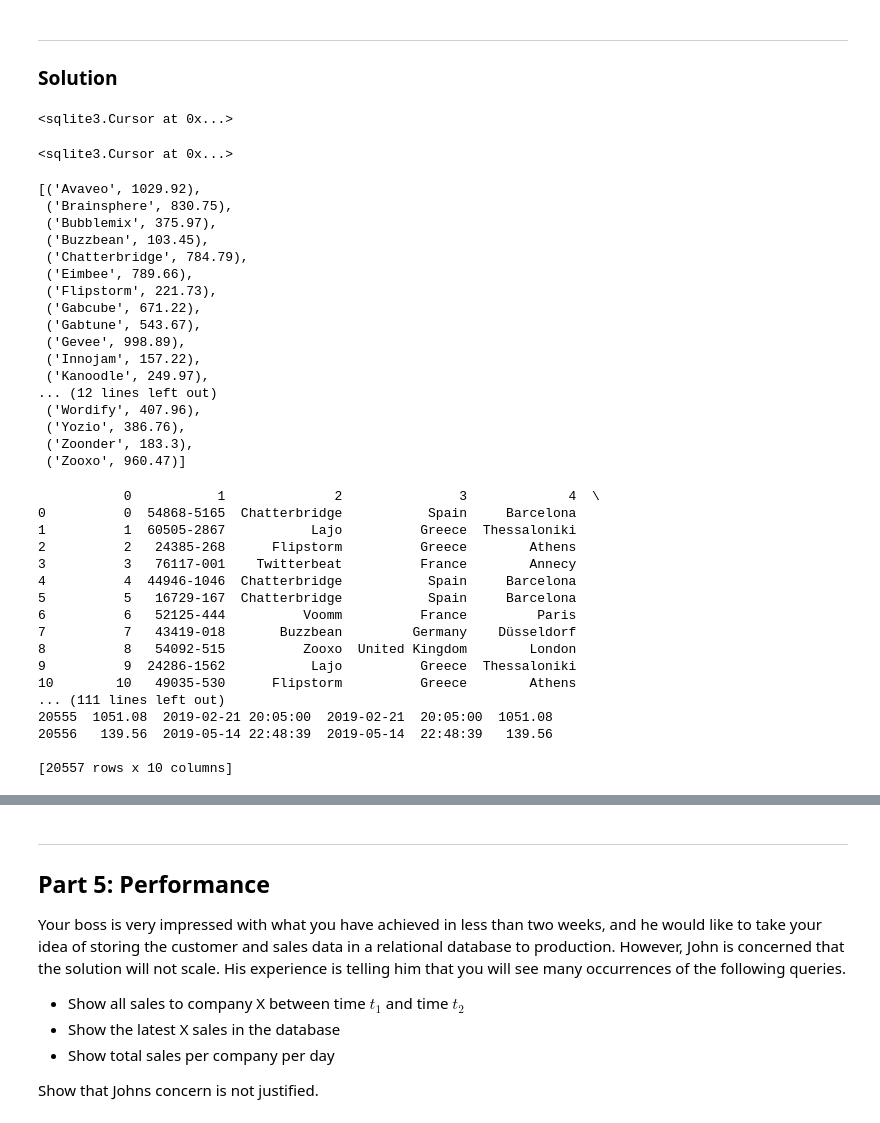
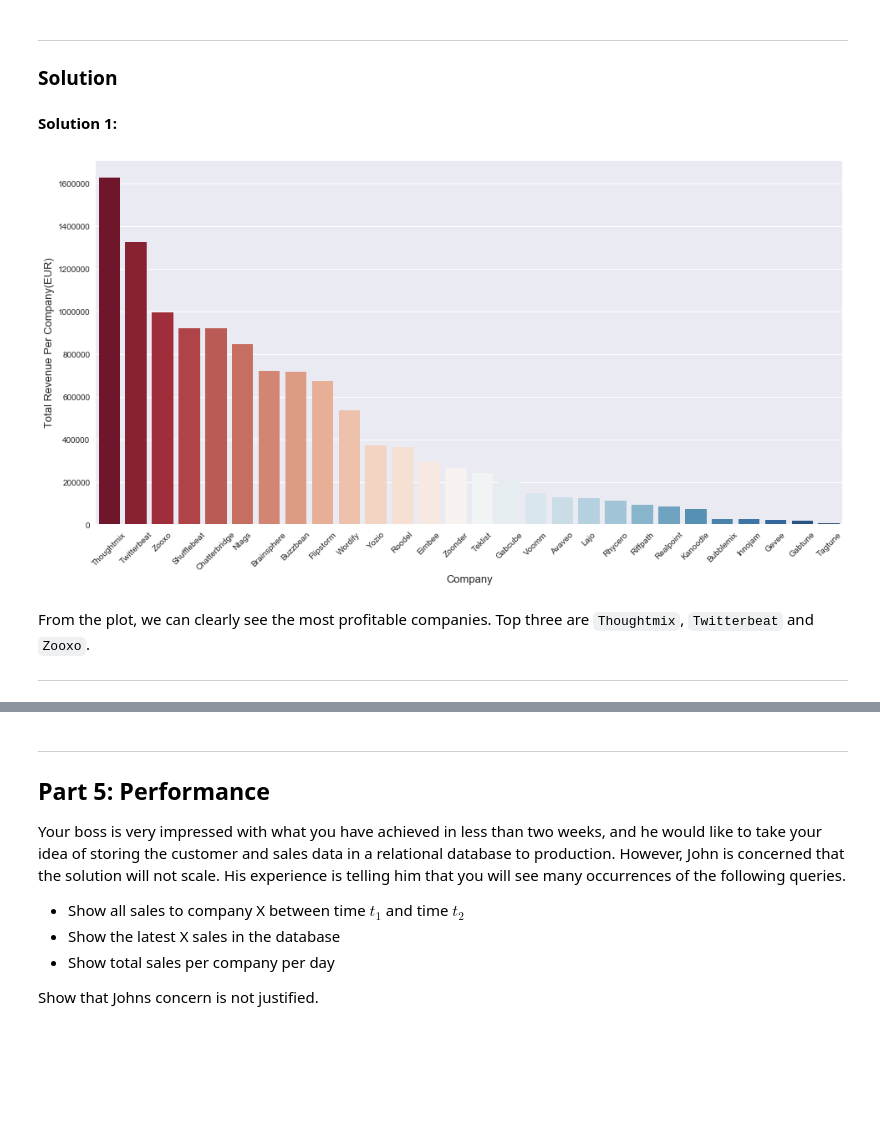
Before and after one commit to losdwind/cptools_projects, a Jupyter notebook: Project-1-Customer-Database.ipynb, the cells around one changed output, grey strips where cells are left out. Cells and saved outputs as stored; diff of their text form; code cells hidden in the pictures; blank space fills up the shorter version.

```diff
--- a/Project-1-Customer-Database.ipynb
+++ b/Project-1-Customer-Database.ipynb
@@ -1155,65 +1221,22 @@ Remember, you are taking this to your new boss, so think about how you present t
 # %% [markdown]
 ---
 ### Solution
+# %% [markdown]
+**Solution 1:**
 # %%
-#Solution 1:
-c.execute('SELECT *, SUM(price_eur) FROM transactions GROUP BY company ORDER BY SUM(price_eur) DESC')
-data = pd.DataFrame(c.fetchall())
+c.execute('SELECT company,SUM(price_eur) FROM transactions GROUP BY company ORDER BY SUM(price_eur) DESC')
+data_company = pd.DataFrame(c.fetchall(), columns=['company', 'total_revenue'])
+# data_company
-# %%
-c.execute("CREATE table temp (company TEXT, price_pre REAL, datetime DATETIME)")
-# %% [output]
-<sqlite3.Cursor at 0x...>
-# %%
-c.execute("DROP TABLE temp")
-# %% [output]
-<sqlite3.Cursor at 0x...>
-# %%
-#Solution 2:
-c.execute("INSERT INTO temp SELECT company, price_eur, datetime FROM transactions")
-c.execute("SELECT company, price_pre FROM temp Group BY company")# ORDER BY datetime")
-#c.execute("SELECT * FROM temp")"
-c.fetchall()
-# %% [output]
-[('Avaveo', 1029.92),
- ('Brainsphere', 830.75),
- ('Bubblemix', 375.97),
- ('Buzzbean', 103.45),
- ('Chatterbridge', 784.79),
- ('Eimbee', 789.66),
- ('Flipstorm', 221.73),
- ('Gabcube', 671.22),
- ('Gabtune', 543.67),
- ('Gevee', 998.89),
- ('Innojam', 157.22),
- ('Kanoodle', 249.97),
-... (12 lines left out)
- ('Wordify', 407.96),
- ('Yozio', 386.76),
- ('Zoonder', 183.3),
- ('Zooxo', 960.47)]
-# %%
-#c.execute("INSERT INTO temp(company, price_pre) VALUES SELECT company, price_eur FROM transactions")
-c.execute("UPDATE transactions SET price_pre = price_eur")
-c.execute("SELECT * FROM transactions")
-c.execute("")
-#c.fetchall()
-data = pd.DataFrame(c.fetchall())
-print(data)
-# %% [output]
-           0           1              2               3             4  \
-0          0  54868-5165  Chatterbridge           Spain     Barcelona
-1          1  60505-2867           Lajo          Greece  Thessaloniki
-2          2   24385-268      Flipstorm          Greece        Athens
-3          3   76117-001    Twitterbeat          France        Annecy
-4          4  44946-1046  Chatterbridge           Spain     Barcelona
-5          5   16729-167  Chatterbridge           Spain     Barcelona
-6          6   52125-444          Voomm          France         Paris
-7          7   43419-018       Buzzbean         Germany    Düsseldorf
-8          8   54092-515          Zooxo  United Kingdom        London
-9          9  24286-1562           Lajo          Greece  Thessaloniki
-10        10   49035-530      Flipstorm          Greece        Athens
-... (111 lines left out)
-20555  1051.08  2019-02-21 20:05:00  2019-02-21  20:05:00  1051.08
-20556   139.56  2019-05-14 22:48:39  2019-05-14  22:48:39   139.56
-
-[20557 rows x 10 columns]
+# %%
+sns.set(rc={'figure.figsize':(16,8)})
+plot = sns.barplot(x='company', y='total_revenue', palette="RdBu", data=data_company)
+plt.xticks(rotation=45)
+plt.xlabel('Company', fontsize=13)
+plt.ylabel('Total Revenue Per Company(EUR)', fontsize=13)
+plt.show()
+# %% [output]
+[figure, added]
+# %% [markdown]
+From the plot, we can clearly see the most profitable companies. Top three are `Thoughtmix`, `Twitterbeat` and `Zooxo`.
+
+---
```
Also changed, not shown: parts of 66 cells of this notebook.
